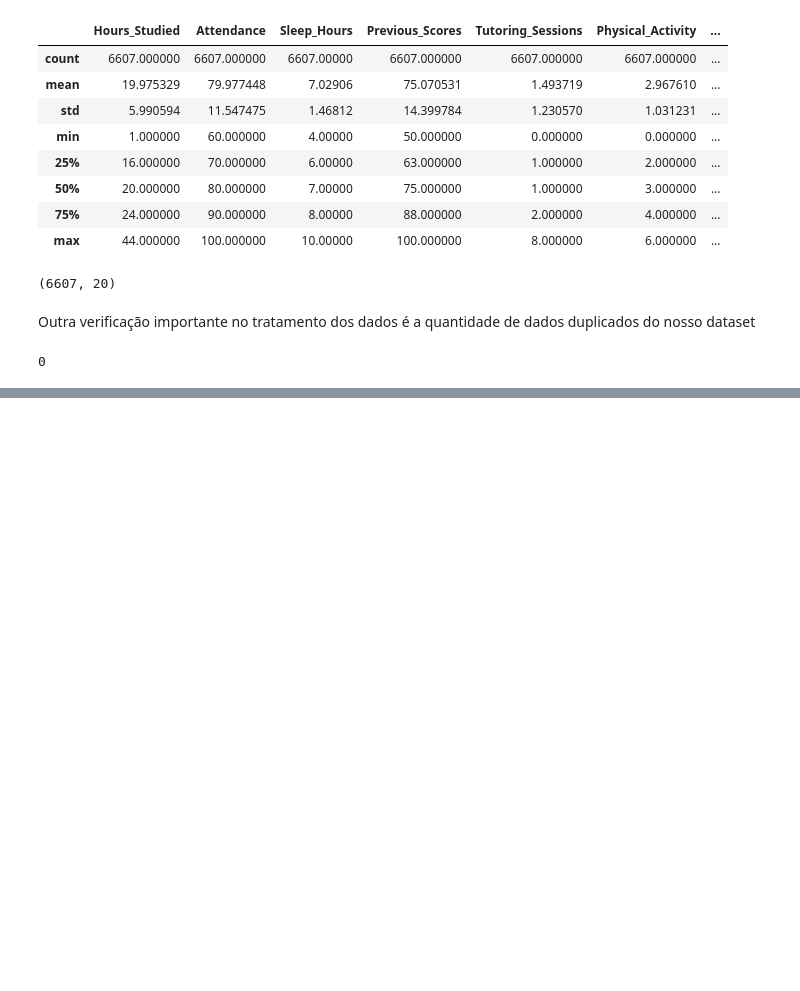
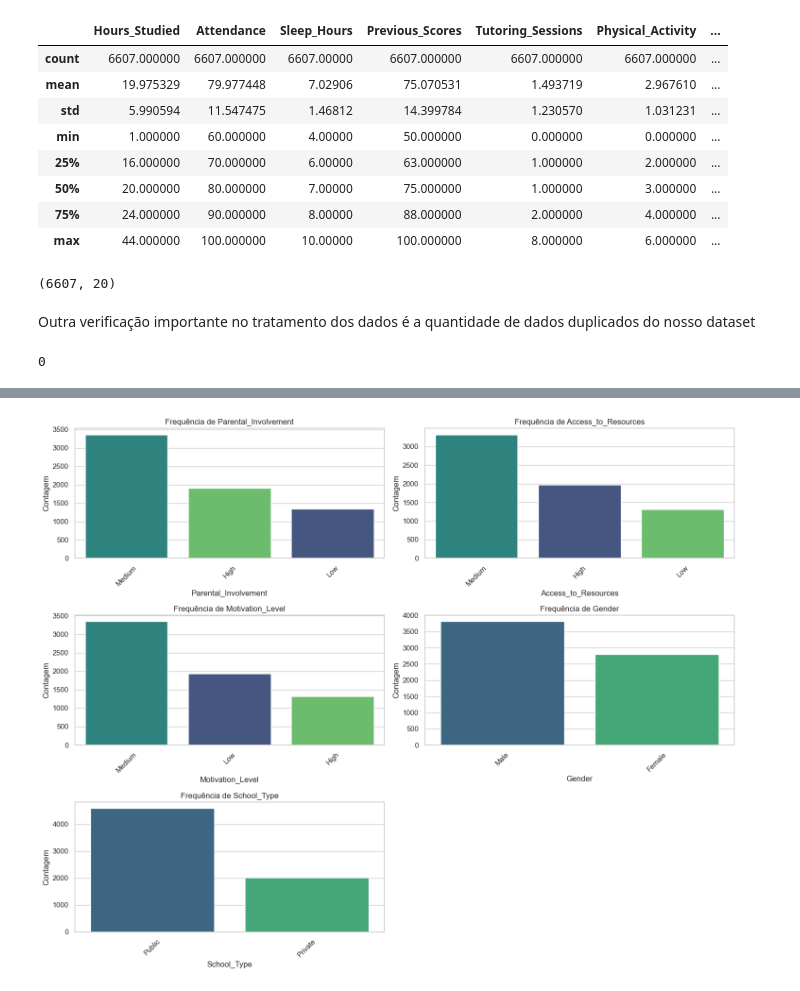
Before and after one commit to notsogreatdavi/PISI3-2024.2, a Jupyter notebook: EDA/EDA.ipynb, the cells around one changed output, grey strips where cells are left out. Cells and saved outputs as stored; diff of their text form; code cells hidden in the pictures; blank space fills up the shorter version.

```diff
--- a/EDA/EDA.ipynb
+++ b/EDA/EDA.ipynb
@@ -86,0 +136,14 @@ df_students.describe()
+# %%
+plt.figure(figsize=(15, 12))
+for i, var in enumerate(cat_vars, 1):
+    plt.subplot(3, 2, i)
+    sns.countplot(data=df_students, x=var, order=df_students[var].value_counts().index, palette="viridis", hue=var, legend=False)
+    plt.title(f'Frequência de {var}')
+    plt.xticks(rotation=45)
+    plt.xlabel(var)
+    plt.ylabel('Contagem')
+
+plt.tight_layout()
+plt.show()
+# %% [output]
+[figure, added]
```
Also changed, not shown: parts of 8 cells of this notebook.
